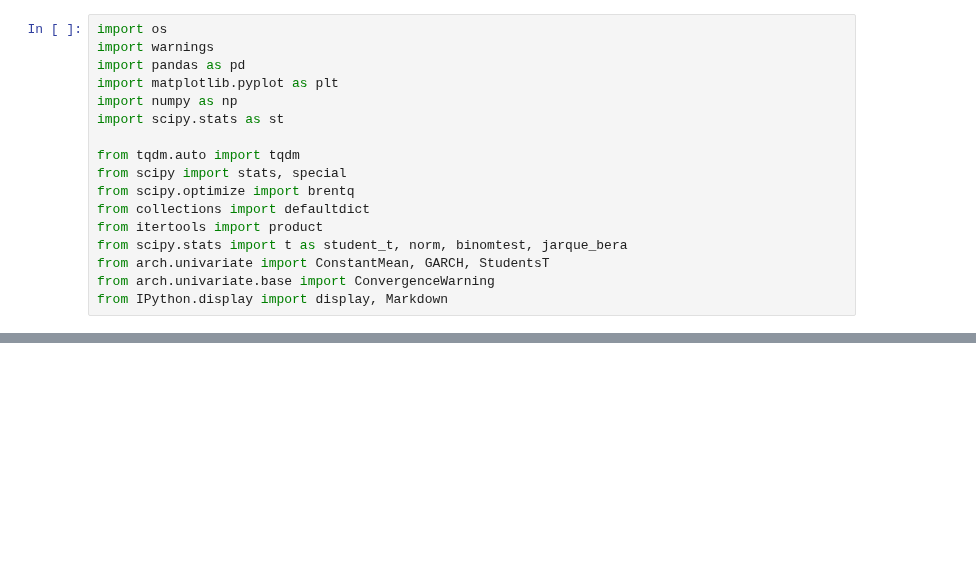
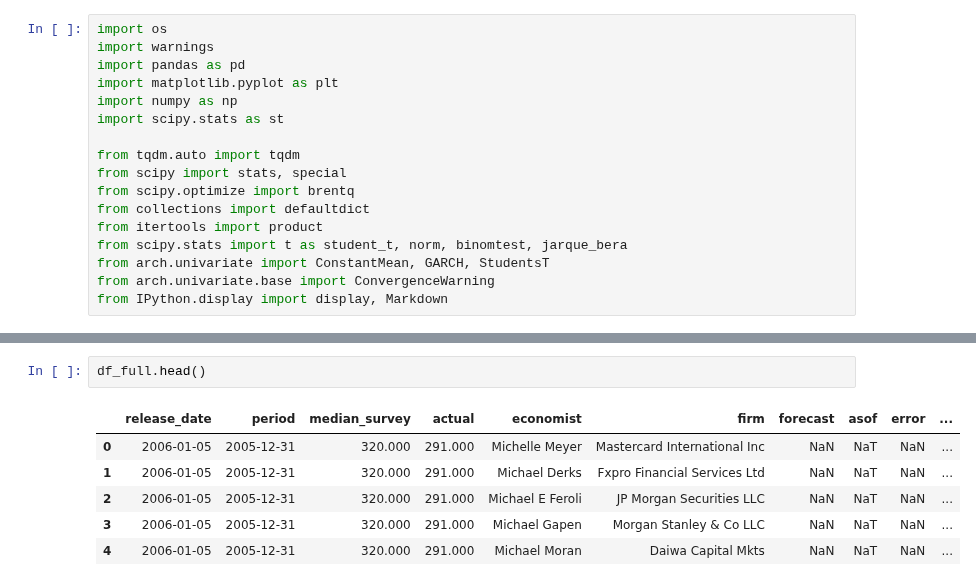
Before and after one commit to nicwjh/nfp-forecasting, a Jupyter notebook: notebooks/ijc_forecast.ipynb, the cells around one changed output, grey strips where cells are left out. Cells and saved outputs as stored; diff of their text form; blank space fills up the shorter version.

```diff
--- a/notebooks/ijc_forecast.ipynb
+++ b/notebooks/ijc_forecast.ipynb
@@ -270,0 +34,9 @@ print(summary.to_string(index=False, float_format="{:.3f}".format))
+# %%
+df_full.head()
+# %% [output]
+|  | release_date | period | median_survey | actual | economist | firm | forecast | asof | error | ... |
+| 0 | 2006-01-05 | 2005-12-31 | 320.000 | 291.000 | Michelle Meyer | Mastercard International Inc | NaN | NaT | NaN | ... |
+| 1 | 2006-01-05 | 2005-12-31 | 320.000 | 291.000 | Michael Derks | Fxpro Financial Services Ltd | NaN | NaT | NaN | ... |
+| 2 | 2006-01-05 | 2005-12-31 | 320.000 | 291.000 | Michael E Feroli | JP Morgan Securities LLC | NaN | NaT | NaN | ... |
+| 3 | 2006-01-05 | 2005-12-31 | 320.000 | 291.000 | Michael Gapen | Morgan Stanley & Co LLC | NaN | NaT | NaN | ... |
+| 4 | 2006-01-05 | 2005-12-31 | 320.000 | 291.000 | Michael Moran | Daiwa Capital Mkts | NaN | NaT | NaN | ... |
```
Also changed, not shown: parts of 8 cells of this notebook, 8 other files.
